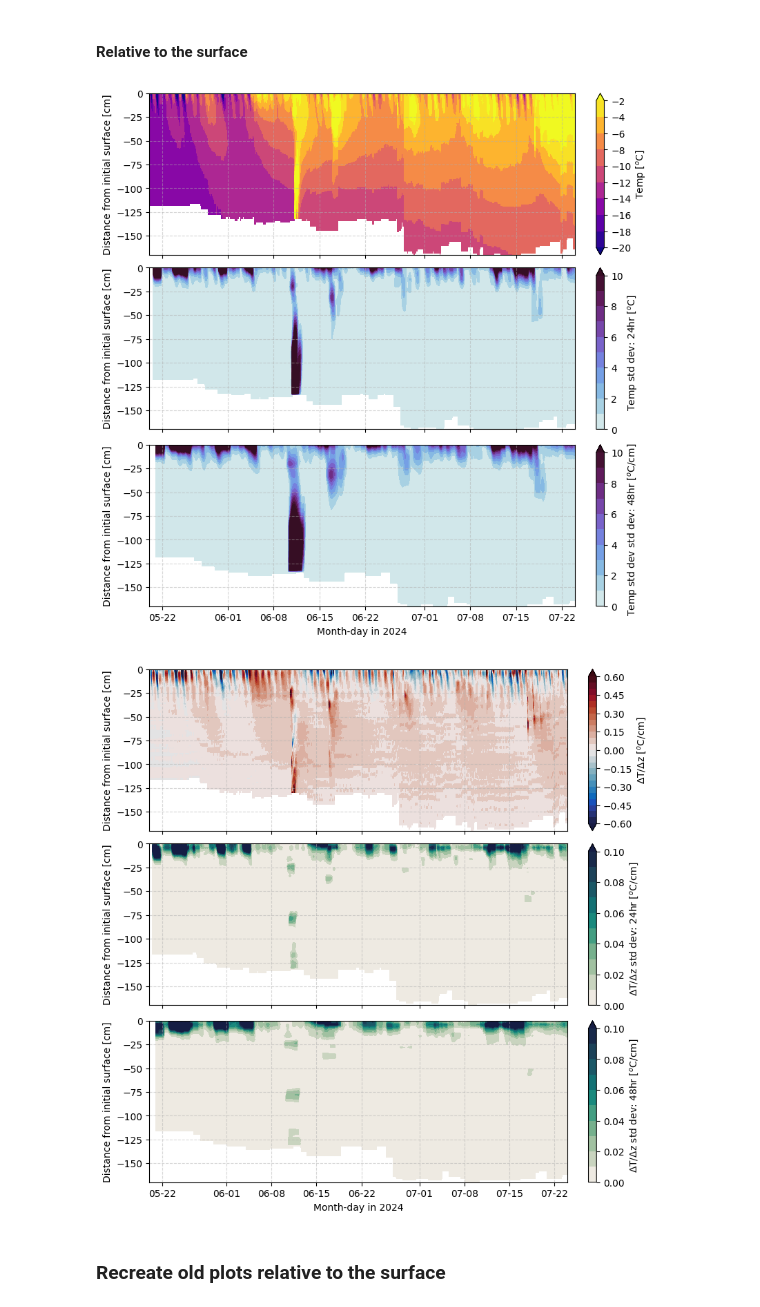
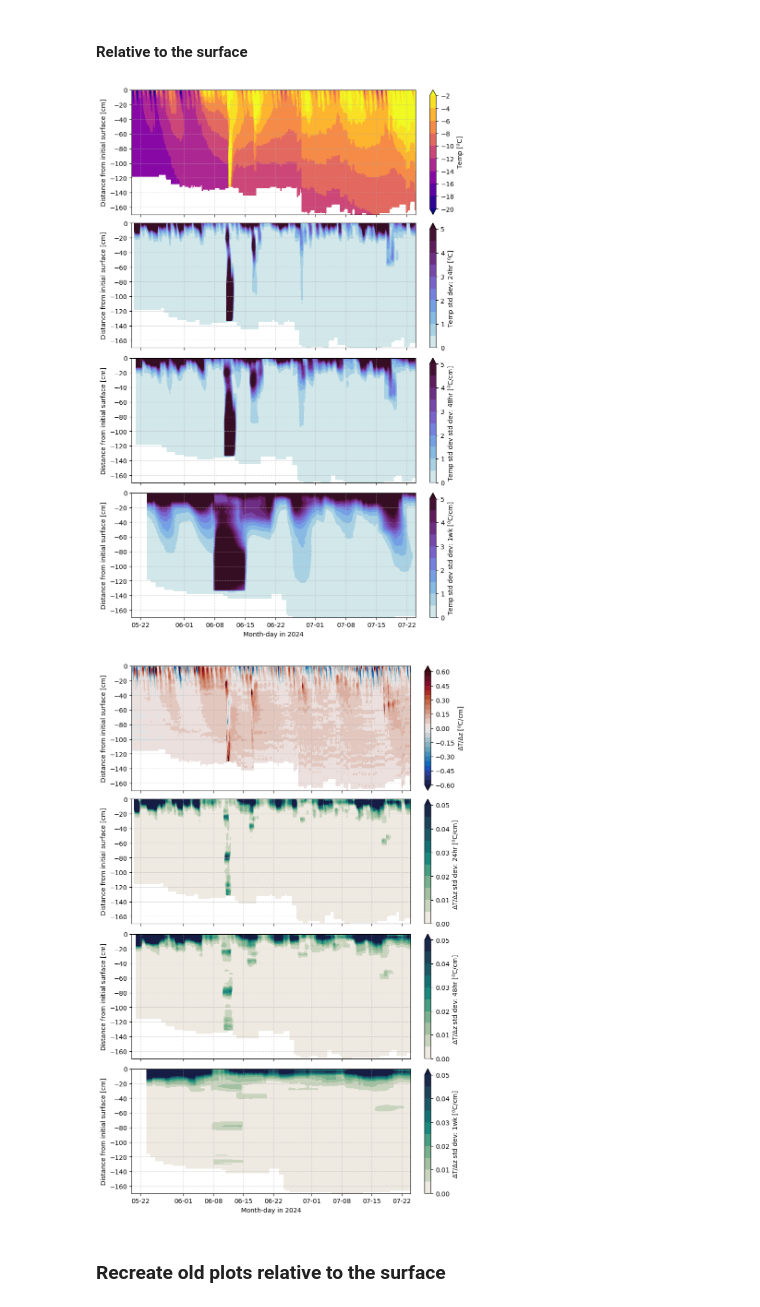
Before and after one commit to sledd/ICECAPS_raven, a Jupyter notebook: raven_subsurface_analysis_v4.2.ipynb, the cells around one changed output. Cells and saved outputs as stored; diff of their text form; code cells hidden in the pictures.

```diff
--- a/raven_subsurface_analysis_v4.2.ipynb
+++ b/raven_subsurface_analysis_v4.2.ipynb
@@ -62,10 +62,11 @@ def scatter_hist(x, y, ax, ax_histx, ax_histy, xbins, ybins, c=False, label=Fals
 
     return
 # %%
-fversion = 'v4.2_20250730_sfcdif+4.0_ksi15.0'
+# fversion = 'v4.2_20250730_sfcdif+4.0_ksi15.0'
+fversion = 'v4.3_20250815_sfcdif+4.0_ksi16.0'
 
 simba_data = open_corrected_simba_temps(fversion)
-
+print(simba_data.keys())
 simba_temps = simba_data['temperature']
 simba_dates = simba_data['dates']
 simba_depths = simba_data['height']
@@ -229,38 +232,47 @@ dTdz_rel_sfc_std = calc_running_stdev(dTdz_rel_sfc, window=4*24)
 # %%
 temps_rel_sfc_std_48 = calc_running_stdev(temps_rel_sfc, window=4*48)
 dTdz_rel_sfc_std_48 = calc_running_stdev(dTdz_rel_sfc, window=4*48)
+# %%
+temps_rel_sfc_std_week = calc_running_stdev(temps_rel_sfc, window=4*24*7)
+dTdz_rel_sfc_std_week = calc_running_stdev(dTdz_rel_sfc, window=4*24*7)
 # %%
-fig, axs = plt.subplots(3, figsize=(8,8), sharey=True, sharex=True, constrained_layout=True)
+fig, axs = plt.subplots(4, figsize=(8,12), sharey=True, sharex=True, constrained_layout=True)
 
-plt_vars = [temps_rel_sfc, temps_rel_sfc_std, temps_rel_sfc_std_48]
-plt_labels = ['Temp [$^o$C]', 'Temp std dev: 24hr [$^o$C]', 'Temp std dev std dev: 48hr [$^o$C/cm]']
-plt_cmaps = [plt.cm.plasma, cmocean.cm.dense, cmocean.cm.dense]
-plt_levs = [np.arange(-20,0,2), np.arange(0,10.1,1), np.arange(0,10.1,1)]
-plt_extends = ['both','max','max']
+plt_vars = [temps_rel_sfc, temps_rel_sfc_std, temps_rel_sfc_std_48, temps_rel_sfc_std_week]
+plt_labels = ['Temp [$^o$C]', 'Temp std dev: 24hr [$^o$C]',
+              'Temp std dev std dev: 48hr [$^o$C/cm]', 'Temp std dev std dev: 1wk [$^o$C/cm]']
+plt_cmaps = [plt.cm.plasma, cmocean.cm.dense, cmocean.cm.dense, cmocean.cm.dense]
+# plt_levs = [np.arange(-20,0,2), np.arange(0,10.1,1), np.arange(0,10.1,1)]
+plt_levs = [np.arange(-20,0,2), np.arange(0,5.1,.5), np.arange(0,5.1,.5), np.arange(0,5.1,.5)]
+
+plt_extends = ['both','max','max', 'max']
 
 for i, ax in enumerate(axs.ravel()):
     cb = ax.contourf(simba_dates, depth_rel_sfc, np.swapaxes(plt_vars[i],0,1), cmap=plt_cmaps[i], levels=plt_levs[i],
                     extend=plt_extends[i])
     plt.colorbar(cb, ax=ax, label=plt_labels[i])
 
     ax.grid(alpha=.5, ls='--')
     ax.set_ylabel('Distance from initial surface [cm]')
 
     ax.xaxis.set_major_formatter(myFmt)
 
 axs[0].set_ylim(-170,0)
 axs[-1].set_xlabel('Month-day in 2024')
 plt.show()
 # %% [output]
-[figure, old version]
+[figure, new version]
 # %%
-fig, axs = plt.subplots(3, figsize=(8,8), sharey=True, sharex=True, constrained_layout=True)
+fig, axs = plt.subplots(4, figsize=(8,12), sharey=True, sharex=True, constrained_layout=True)
 
-plt_vars = [dTdz_rel_sfc, dTdz_rel_sfc_std, dTdz_rel_sfc_std_48]
-plt_labels = ['$\Delta$T/$\Delta$z [$^o$C/cm]', '$\Delta$T/$\Delta$z std dev: 24hr [$^o$C/cm]', '$\Delta$T/$\Delta$z std dev: 48hr [$^o$C/cm]']
-plt_cmaps = [cmocean.cm.balance, cmocean.cm.tempo, cmocean.cm.tempo]
-plt_levs = [np.arange(-.6,.61,.05), np.arange(0,.11,.01), np.arange(0,.11,.01)]
-plt_extends = ['both','max','max']
+plt_vars = [dTdz_rel_sfc, dTdz_rel_sfc_std, dTdz_rel_sfc_std_48, dTdz_rel_sfc_std_week]
+plt_labels = ['$\Delta$T/$\Delta$z [$^o$C/cm]', '$\Delta$T/$\Delta$z std dev: 24hr [$^o$C/cm]',
+              '$\Delta$T/$\Delta$z std dev: 48hr [$^o$C/cm]', '$\Delta$T/$\Delta$z std dev: 1wk [$^o$C/cm]']
+plt_cmaps = [cmocean.cm.balance, cmocean.cm.tempo, cmocean.cm.tempo, cmocean.cm.tempo]
+# plt_levs = [np.arange(-.6,.61,.05), np.arange(0,.11,.01), np.arange(0,.11,.01)]
+plt_levs = [np.arange(-.6,.61,.05), np.arange(0,.051,.005), np.arange(0,.051,.005), np.arange(0,.051,.005)]
+
+plt_extends = ['both','max','max','max']
 
 for i, ax in enumerate(axs.ravel()):
     cb = ax.contourf(simba_dates, depth_rel_sfc, np.swapaxes(plt_vars[i],0,1), cmap=plt_cmaps[i], levels=plt_levs[i],
@@ -276,7 +288,7 @@ axs[0].set_ylim(-170,0)
 axs[-1].set_xlabel('Month-day in 2024')
 plt.show()
 # %% [output]
-[figure, old version]
+[figure, new version]
 # %% [markdown]
 ### Recreate old plots relative to the surface
 # %%
```
Also changed, not shown: parts of 17 cells of this notebook.
